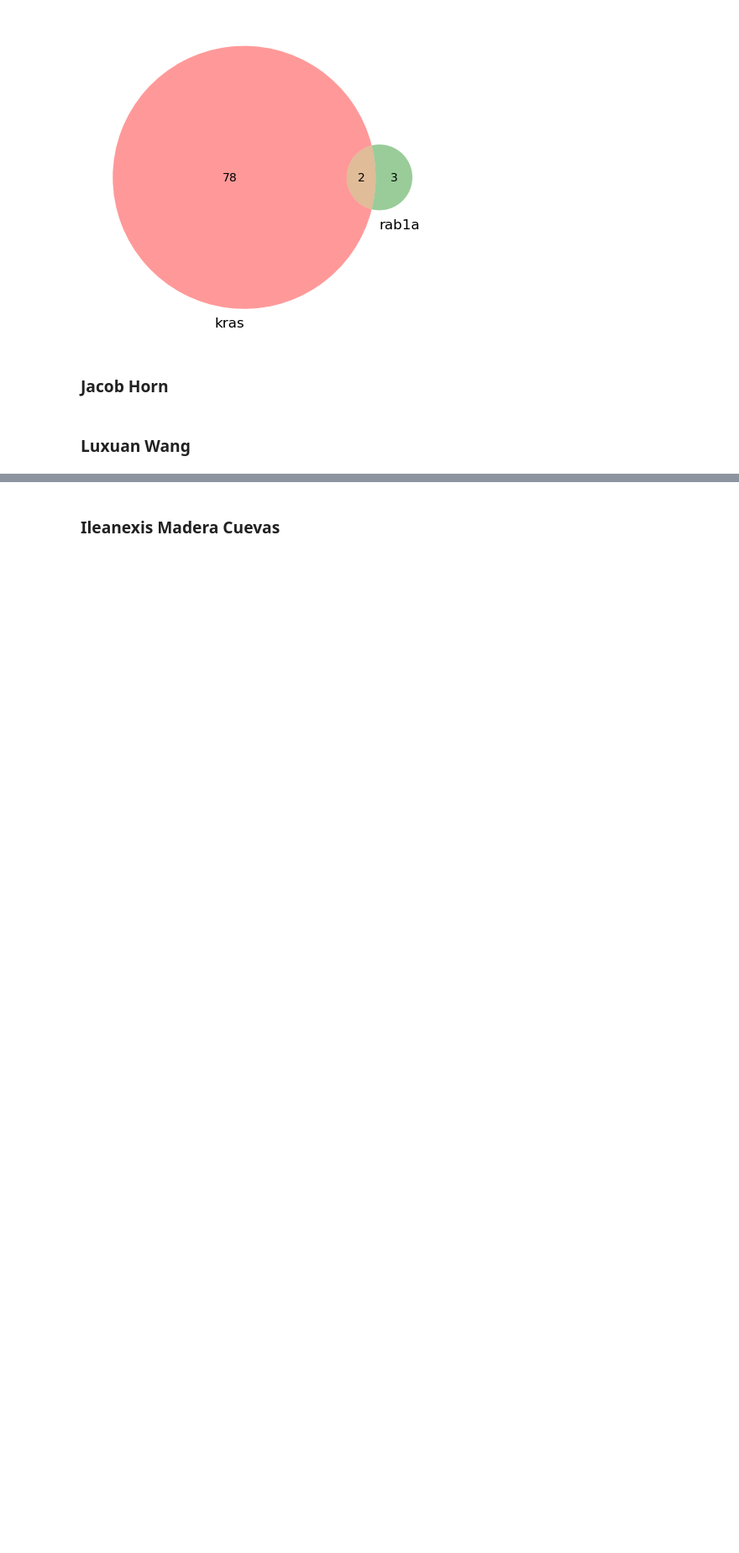
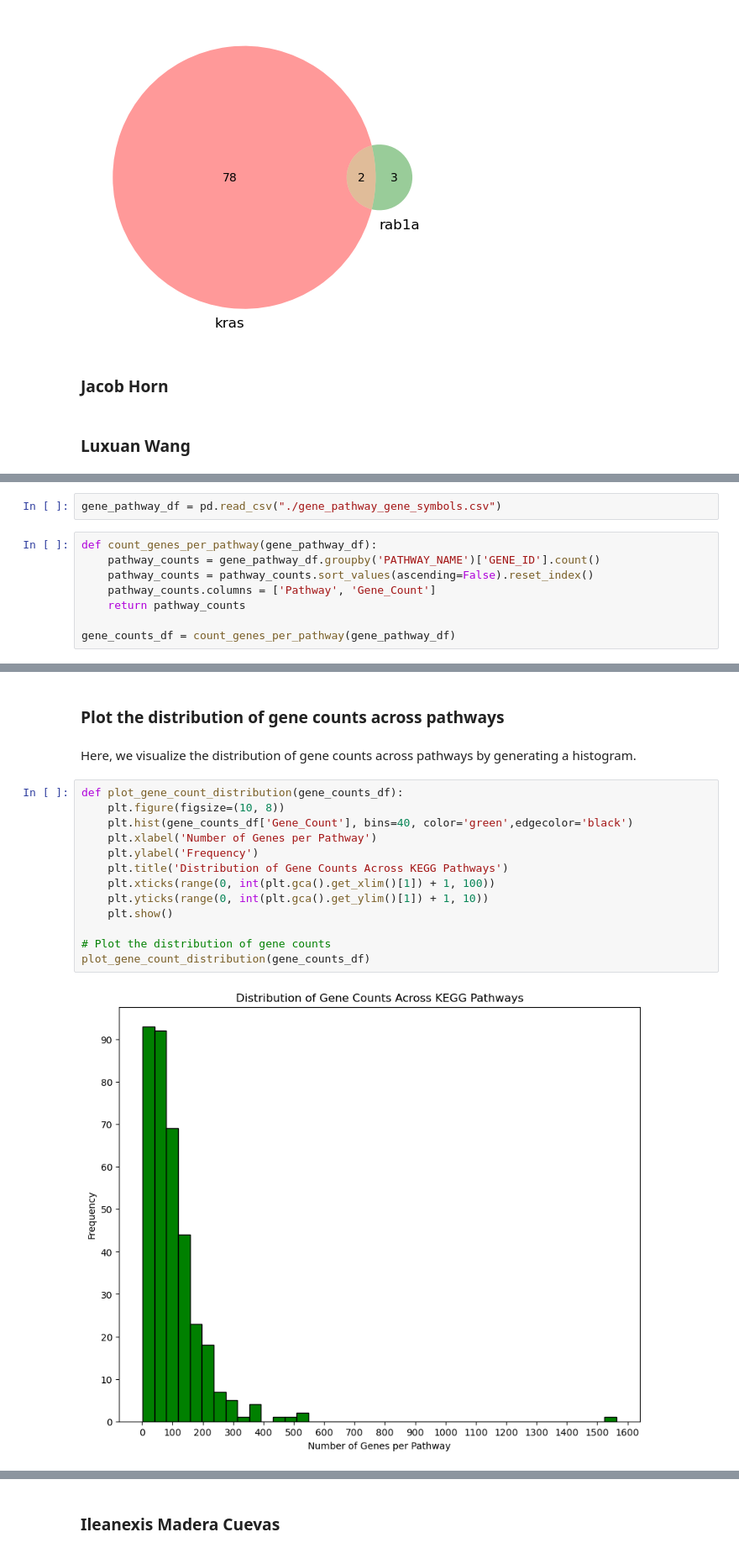
Before and after one commit to sam-wh/bioinf575_group, a Jupyter notebook: group_14_final.ipynb, the cells around one changed output, grey strips where cells are left out. Shown at 84% size. Drawn from its saved outputs; the diff is of its cells as text; blank space fills up the shorter version.

```diff
--- a/group_14_final.ipynb
+++ b/group_14_final.ipynb
@@ -325,0 +336,10 @@ pathway_intersections(gtpase_pathways, 'kras', 'rab1a')
+# %%
+gene_pathway_df = pd.read_csv("./gene_pathway_gene_symbols.csv")
+# %%
+def count_genes_per_pathway(gene_pathway_df):
+    pathway_counts = gene_pathway_df.groupby('PATHWAY_NAME')['GENE_ID'].count()
+    pathway_counts = pathway_counts.sort_values(ascending=False).reset_index()
+    pathway_counts.columns = ['Pathway', 'Gene_Count']
+    return pathway_counts
+
+gene_counts_df = count_genes_per_pathway(gene_pathway_df)
@@ -325,0 +362,19 @@ pathway_intersections(gtpase_pathways, 'kras', 'rab1a')
+# %% [markdown]
+### Plot the distribution of gene counts across pathways
+# %% [markdown]
+Here, we visualize the distribution of gene counts across pathways by generating a histogram.
+# %%
+def plot_gene_count_distribution(gene_counts_df):
+    plt.figure(figsize=(10, 8))
+    plt.hist(gene_counts_df['Gene_Count'], bins=40, color='green',edgecolor='black')
+    plt.xlabel('Number of Genes per Pathway')
+    plt.ylabel('Frequency')
+    plt.title('Distribution of Gene Counts Across KEGG Pathways')
+    plt.xticks(range(0, int(plt.gca().get_xlim()[1]) + 1, 100))
+    plt.yticks(range(0, int(plt.gca().get_ylim()[1]) + 1, 10))
+    plt.show()
+
+# Plot the distribution of gene counts
+plot_gene_count_distribution(gene_counts_df)
+# %% [output]
+[figure, added]
```
Also changed, not shown: parts of 10 cells of this notebook.
